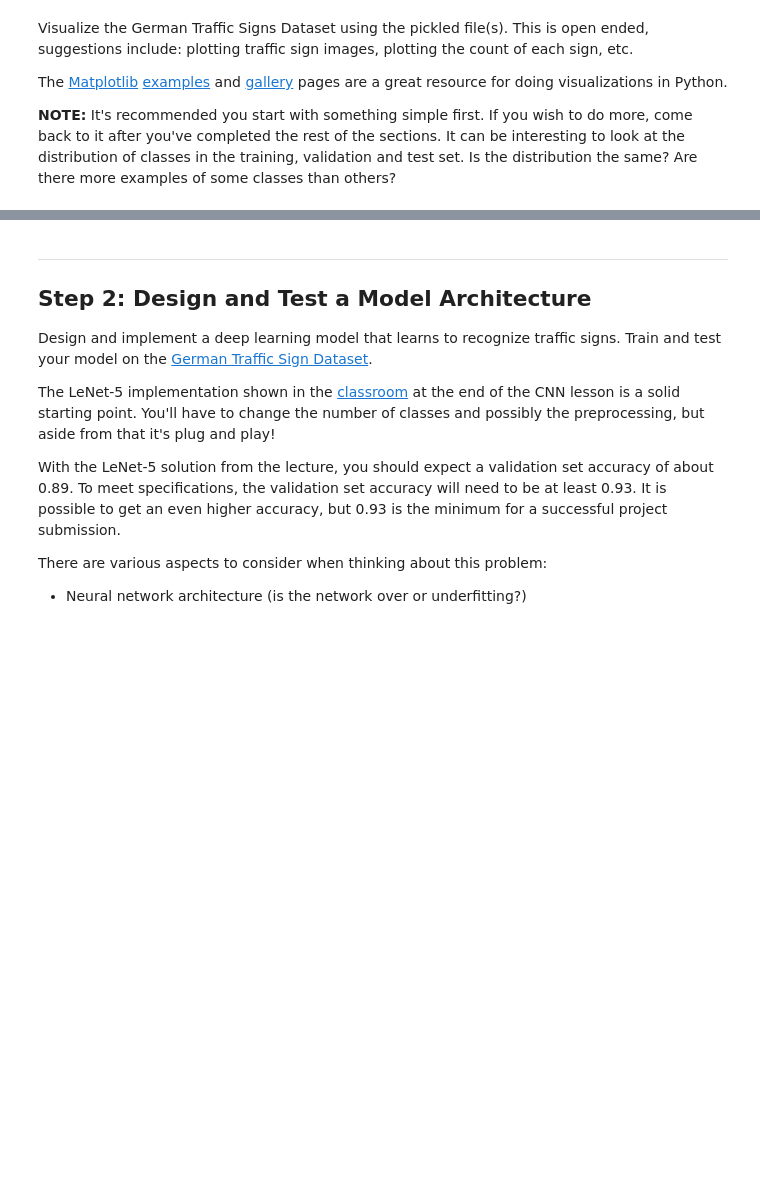
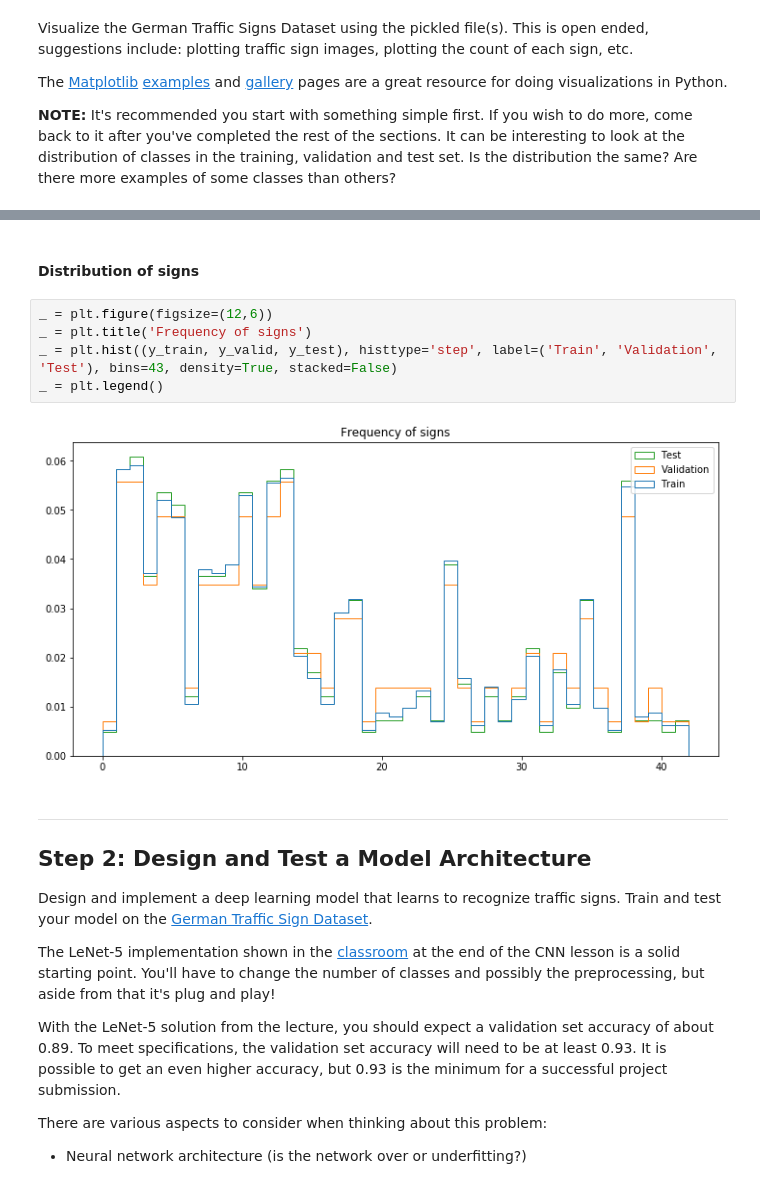
Before and after one commit to KhardanOne/Traffic-Sign-Classifier, a Jupyter notebook: Traffic_Sign_Classifier.ipynb, the cells around one changed output, grey strips where cells are left out. Drawn from its saved outputs; the diff is of its cells as text; blank space fills up the shorter version.

```diff
--- a/Traffic_Sign_Classifier.ipynb
+++ b/Traffic_Sign_Classifier.ipynb
@@ -94,3 +141,12 @@ import matplotlib.pyplot as plt
+# %% [markdown]
+#### Distribution of signs
+# %%
+_ = plt.figure(figsize=(12,6))
+_ = plt.title('Frequency of signs')
+_ = plt.hist((y_train, y_valid, y_test), histtype='step', label=('Train', 'Validation', 'Test'), bins=43, density=True, stacked=False)
+_ = plt.legend()
+# %% [output]
+[figure, added]
 # %% [markdown]
 ----
 
```
Also changed, not shown: parts of 24 cells of this notebook, 6 other files.
